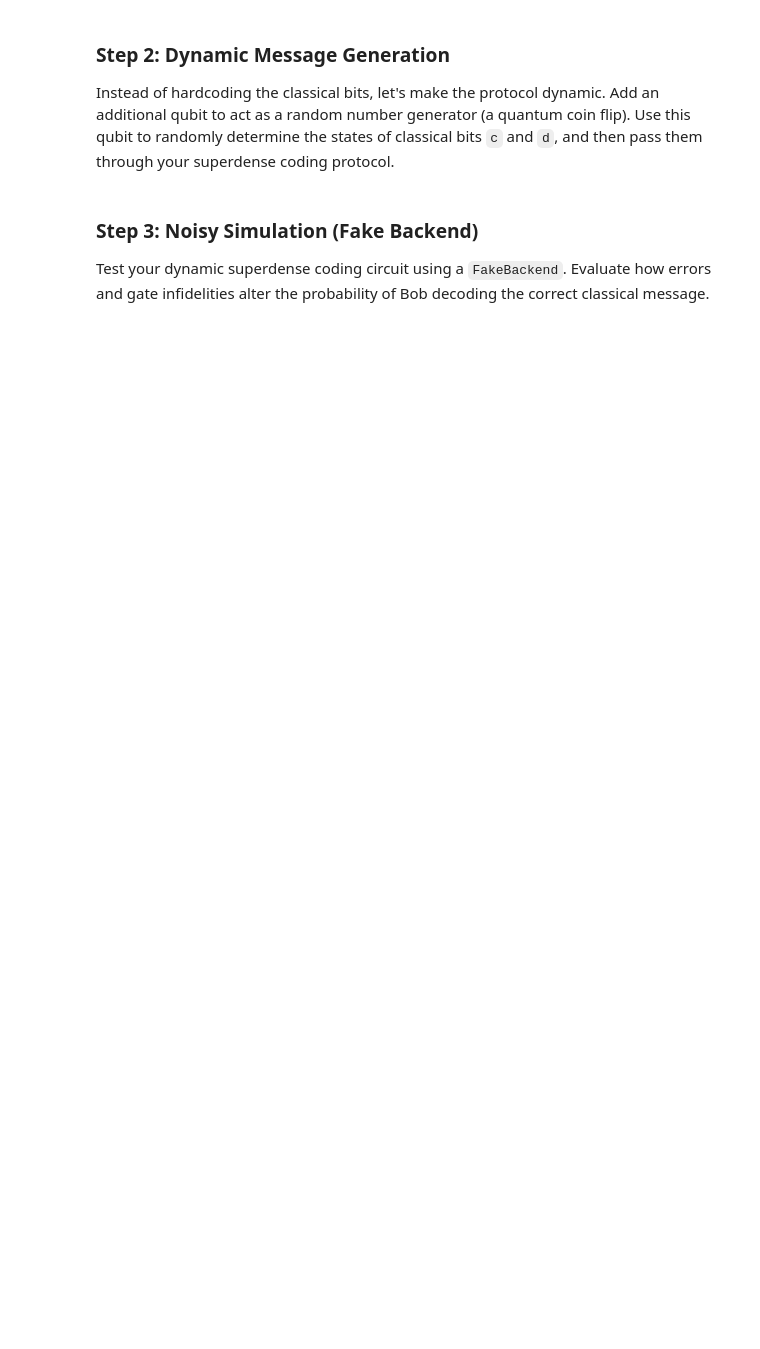
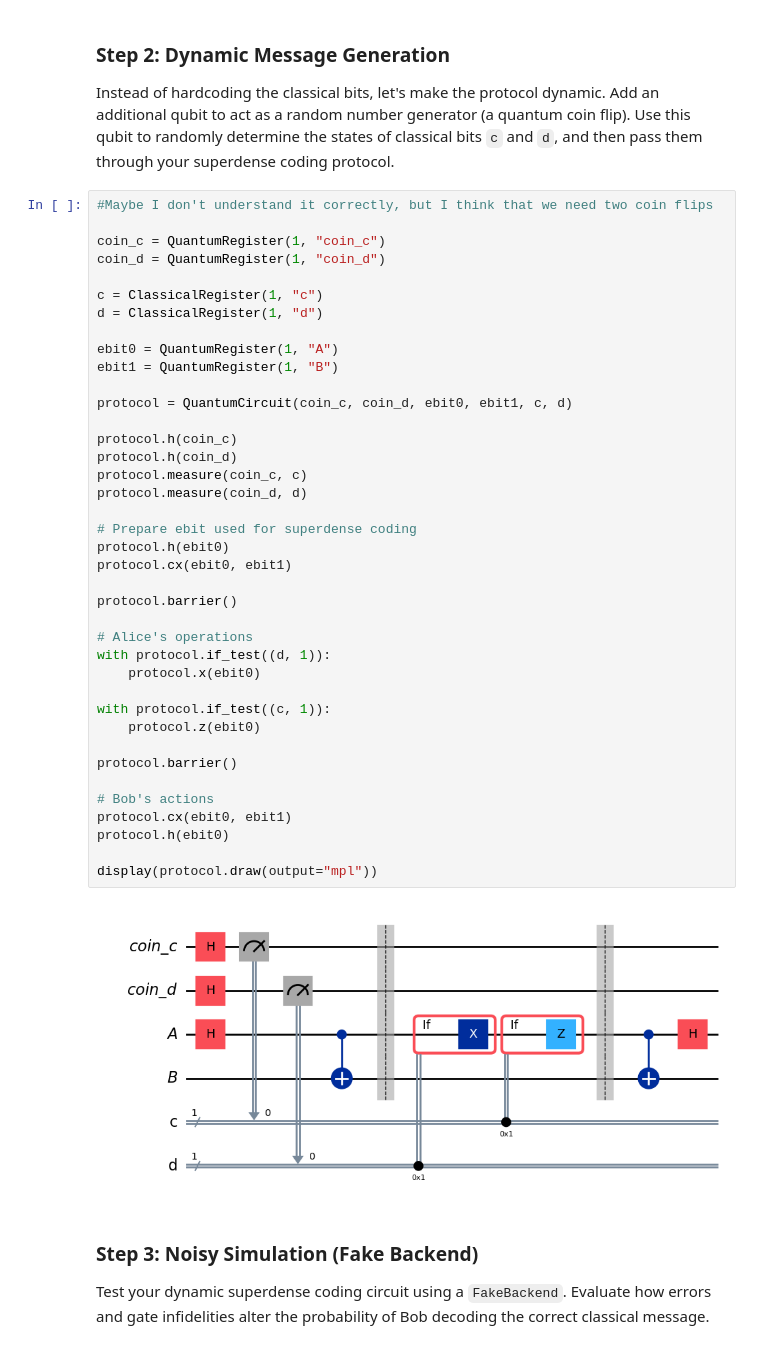
Before and after one commit to kacperpoluszejko/Quantum-Computing, a Jupyter notebook: Lab_5/Module_05_Teleporation_etc_2026.ipynb, the cells around one changed output. Drawn from its saved outputs; the diff is of its cells as text; blank space fills up the shorter version.

```diff
--- a/Lab_5/Module_05_Teleporation_etc_2026.ipynb
+++ b/Lab_5/Module_05_Teleporation_etc_2026.ipynb
@@ -163,6 +314,47 @@ display(protocol.draw(output="mpl"))
 # %% [markdown]
 ### Step 2: Dynamic Message Generation
 Instead of hardcoding the classical bits, let's make the protocol dynamic. Add an additional qubit to act as a random number generator (a quantum coin flip). Use this qubit to randomly determine the states of classical bits `c` and `d`, and then pass them through your superdense coding protocol.
+# %%
+#Maybe I don't understand it correctly, but I think that we need two coin flips
+
+coin_c = QuantumRegister(1, "coin_c")
+coin_d = QuantumRegister(1, "coin_d")
+
+c = ClassicalRegister(1, "c")
+d = ClassicalRegister(1, "d")
+
+ebit0 = QuantumRegister(1, "A")
+ebit1 = QuantumRegister(1, "B")
+
+protocol = QuantumCircuit(coin_c, coin_d, ebit0, ebit1, c, d)
+
+protocol.h(coin_c)
+protocol.h(coin_d)
+protocol.measure(coin_c, c)
+protocol.measure(coin_d, d)
+
+# Prepare ebit used for superdense coding
+protocol.h(ebit0)
+protocol.cx(ebit0, ebit1)
+
+protocol.barrier()
+
+# Alice's operations
+with protocol.if_test((d, 1)):
+    protocol.x(ebit0)
+
+with protocol.if_test((c, 1)):
+    protocol.z(ebit0)
+
+protocol.barrier()
+
+# Bob's actions
+protocol.cx(ebit0, ebit1)
+protocol.h(ebit0)
+
+display(protocol.draw(output="mpl"))
+# %% [output]
+[figure, added]
 # %% [markdown]
 ### Step 3: Noisy Simulation (Fake Backend)
 Test your dynamic superdense coding circuit using a `FakeBackend`. Evaluate how errors and gate infidelities alter the probability of Bob decoding the correct classical message.
```
Also changed, not shown: parts of 14 cells of this notebook, 1 other file.
